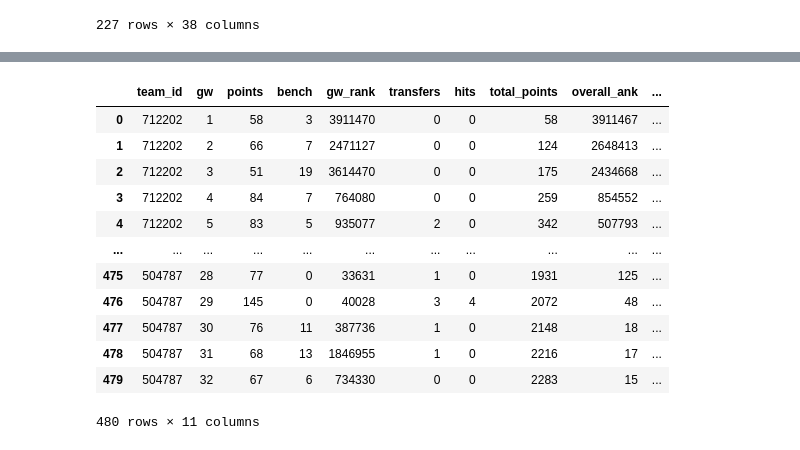
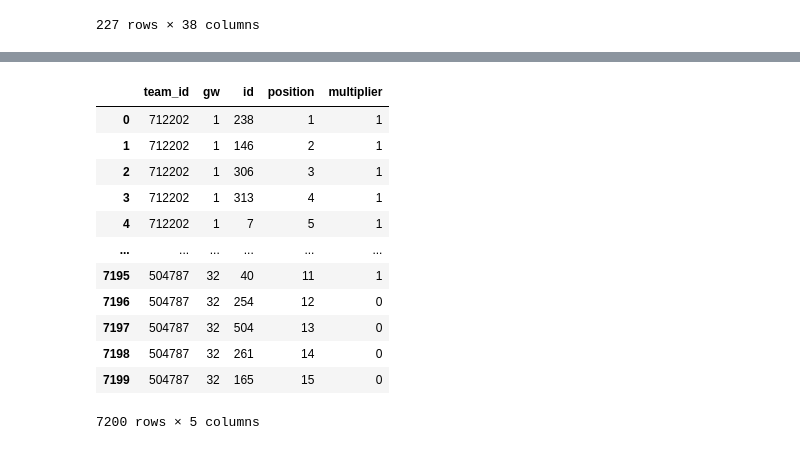
Before and after one commit to Dofften/FPL-Oort, a Jupyter notebook: trial.ipynb, the cells around one changed output, grey strips where cells are left out. Cells and saved outputs as stored; diff of their text form; code cells hidden in the pictures.

```diff
--- a/trial.ipynb
+++ b/trial.ipynb
@@ -170,16 +152,16 @@ df4 =  pd.read_csv("top_managers_gwInfo.csv")
-# %%
-df4
-# %% [output]
-|  | team_id | gw | points | bench | gw_rank | transfers | hits | total_points | overall_ank | ... |
-| 0 | 712202 | 1 | 58 | 3 | 3911470 | 0 | 0 | 58 | 3911467 | ... |
-| 1 | 712202 | 2 | 66 | 7 | 2471127 | 0 | 0 | 124 | 2648413 | ... |
-| 2 | 712202 | 3 | 51 | 19 | 3614470 | 0 | 0 | 175 | 2434668 | ... |
-| 3 | 712202 | 4 | 84 | 7 | 764080 | 0 | 0 | 259 | 854552 | ... |
-| 4 | 712202 | 5 | 83 | 5 | 935077 | 2 | 0 | 342 | 507793 | ... |
-| ... | ... | ... | ... | ... | ... | ... | ... | ... | ... | ... |
-| 475 | 504787 | 28 | 77 | 0 | 33631 | 1 | 0 | 1931 | 125 | ... |
-| 476 | 504787 | 29 | 145 | 0 | 40028 | 3 | 4 | 2072 | 48 | ... |
-| 477 | 504787 | 30 | 76 | 11 | 387736 | 1 | 0 | 2148 | 18 | ... |
-| 478 | 504787 | 31 | 68 | 13 | 1846955 | 1 | 0 | 2216 | 17 | ... |
-| 479 | 504787 | 32 | 67 | 6 | 734330 | 0 | 0 | 2283 | 15 | ... |
-480 rows × 11 columns
+# %%
+df
+# %% [output]
+|  | team_id | gw | id | position | multiplier |
+| 0 | 712202 | 1 | 238 | 1 | 1 |
+| 1 | 712202 | 1 | 146 | 2 | 1 |
+| 2 | 712202 | 1 | 306 | 3 | 1 |
+| 3 | 712202 | 1 | 313 | 4 | 1 |
+| 4 | 712202 | 1 | 7 | 5 | 1 |
+| ... | ... | ... | ... | ... | ... |
+| 7195 | 504787 | 32 | 40 | 11 | 1 |
+| 7196 | 504787 | 32 | 254 | 12 | 0 |
+| 7197 | 504787 | 32 | 504 | 13 | 0 |
+| 7198 | 504787 | 32 | 261 | 14 | 0 |
+| 7199 | 504787 | 32 | 165 | 15 | 0 |
+7200 rows × 5 columns
```
Also changed, not shown: parts of 8 cells of this notebook.
